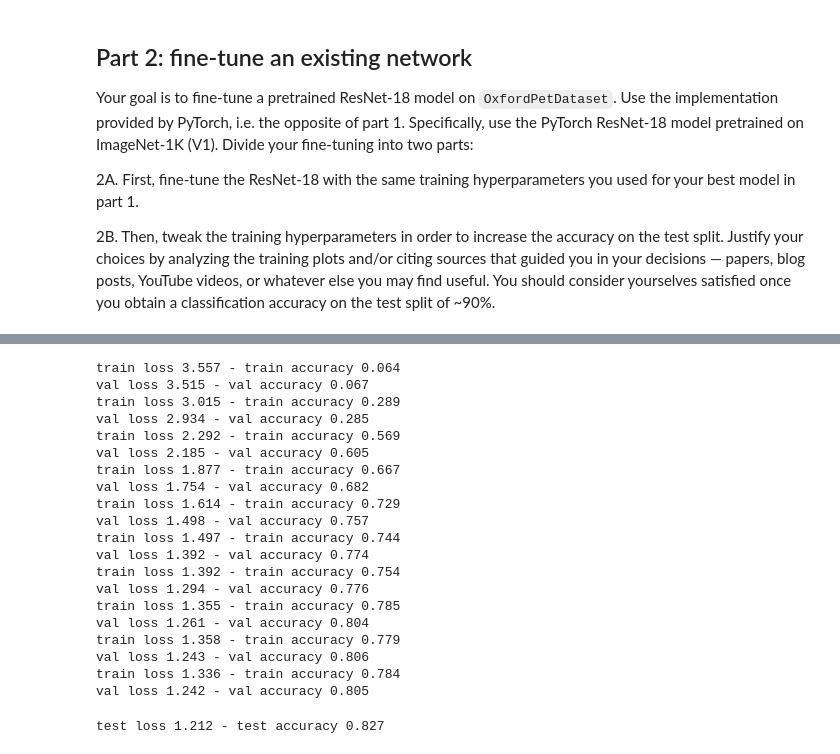
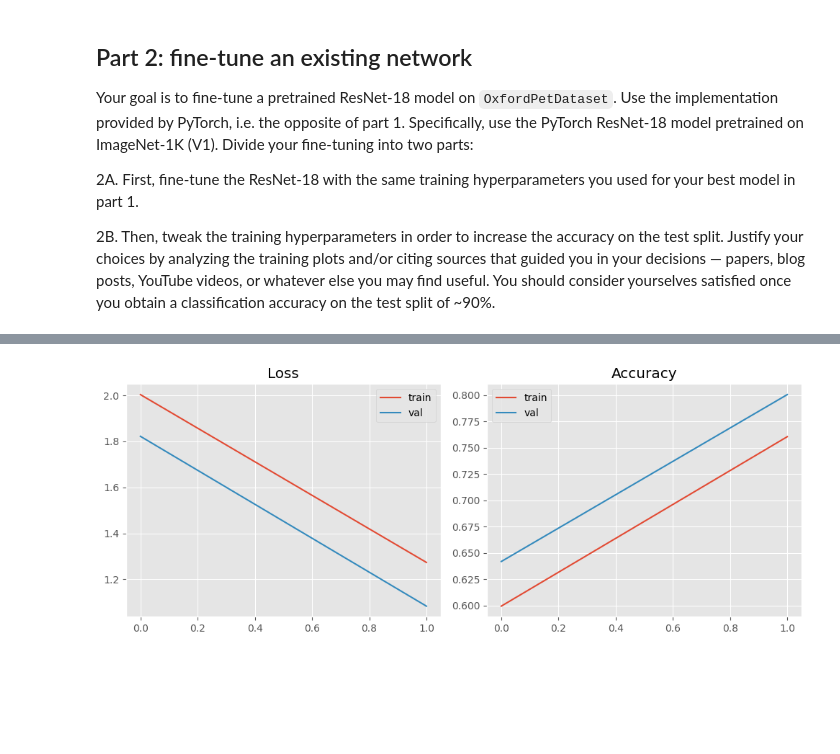
Before and after one commit to lucazini03/IPCV, a Jupyter notebook: assignment_module_two.ipynb, the cells around one changed output, grey strips where cells are left out. Drawn from its saved outputs; the diff is of its cells as text; code cells hidden in the pictures; blank space fills up the shorter version.

Commit message:
Ready for big training

```diff
--- a/assignment_module_two.ipynb
+++ b/assignment_module_two.ipynb
@@ -5,3 +8,5 @@ The goal of this assignment is to implement a neural network that classifies ima
+# %%
+TRAINING_REQUIRED = True
 # %% [markdown]
 ### Import
 # %%
@@ -84,7 +85,7 @@ class OxfordPetDataset(Dataset):
 
         return names, labels
 # %%
-def get_datasets(train_transformer,test_transformer, batch_size):
+def get_dataloaders(train_transformer,test_transformer, batch_size):
 
     # --- Datasets ---
     train_dset = OxfordPetDataset(
@@ -1280,37 +1226,11 @@ set_requires_grad(model_2A.layer4, False)
-# %%
-trainer = Trainer(
-    model=model_2A,
-    train_loader=train_dl_2A,
-    val_loader=val_dl_2A,
-    test_loader=test_dl_2A,
-    device=device,
-    num_classes=n_classes,
-    cfg=cfg_2A
-)
-
-trainer.train()
-# %% [output]
-train loss 3.557 - train accuracy 0.064
-val loss 3.515 - val accuracy 0.067
-train loss 3.015 - train accuracy 0.289
-val loss 2.934 - val accuracy 0.285
-train loss 2.292 - train accuracy 0.569
-val loss 2.185 - val accuracy 0.605
-train loss 1.877 - train accuracy 0.667
-val loss 1.754 - val accuracy 0.682
-train loss 1.614 - train accuracy 0.729
-val loss 1.498 - val accuracy 0.757
-train loss 1.497 - train accuracy 0.744
-val loss 1.392 - val accuracy 0.774
-train loss 1.392 - train accuracy 0.754
-val loss 1.294 - val accuracy 0.776
-train loss 1.355 - train accuracy 0.785
-val loss 1.261 - val accuracy 0.804
-train loss 1.358 - train accuracy 0.779
-val loss 1.243 - val accuracy 0.806
-train loss 1.336 - train accuracy 0.784
-val loss 1.242 - val accuracy 0.805
-# %%
-trainer.eval("test")
-# %% [output]
-test loss 1.212 - test accuracy 0.827
+# %%
+history_2A = {
+    "train_loss":trainer_2A.train_loss,
+    "train_acc":trainer_2A.train_acc,
+    "val_loss":trainer_2A.val_loss,
+    "val_acc":trainer_2A.val_acc
+}
+
+plot_history(history_2A)
+# %% [output]
+[figure, added]
```
Also changed, not shown: parts of 30 cells of this notebook.
